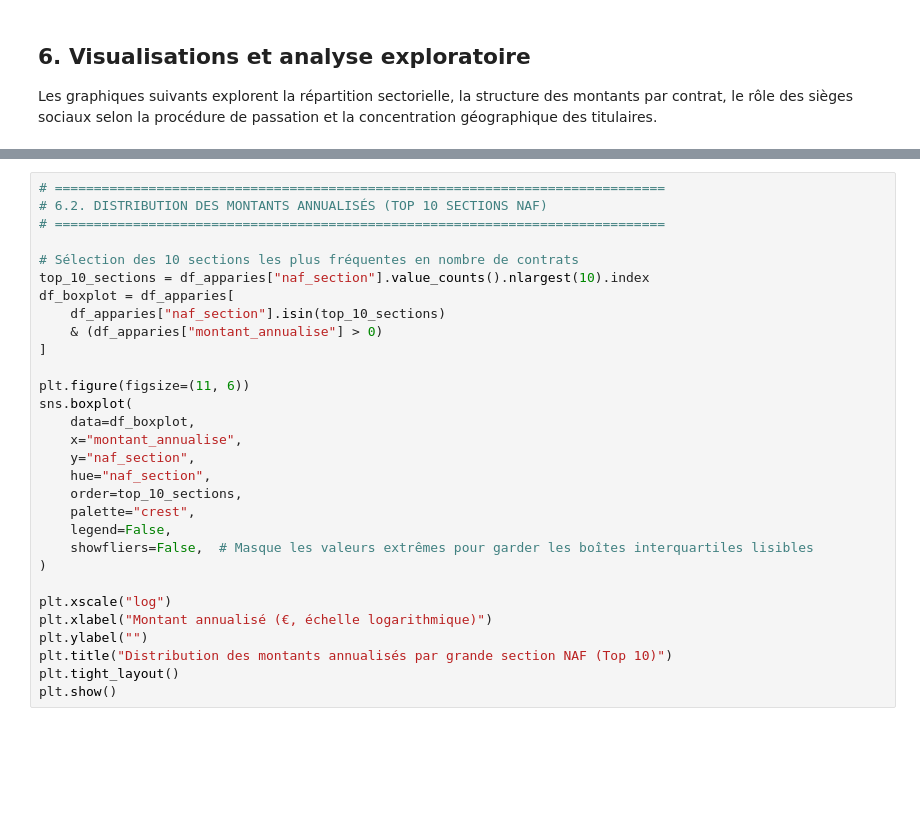
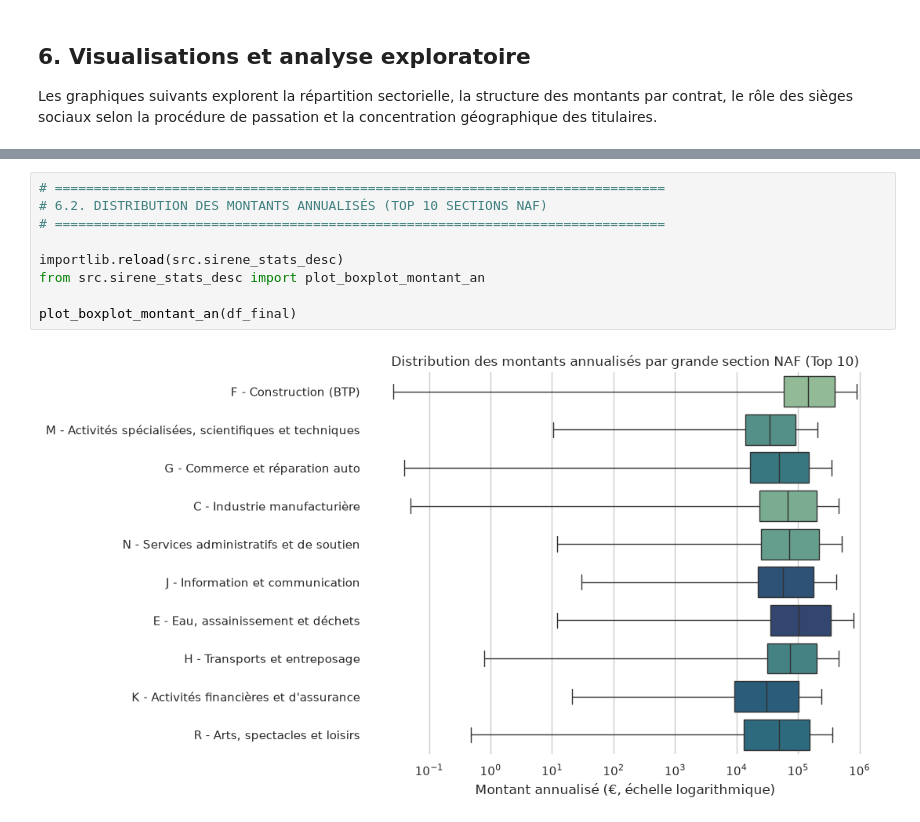
Before and after one commit to Glemesre/2A-Python-pour-la-data-science, a Jupyter notebook: main_clean.ipynb, the cells around one changed output, grey strips where cells are left out. Drawn from its saved outputs; the diff is of its cells as text; blank space fills up the shorter version.

```diff
--- a/main_clean.ipynb
+++ b/main_clean.ipynb
@@ -344,33 +283,14 @@ plt.show()
 # %%
 # ==============================================================================
 # 6.2. DISTRIBUTION DES MONTANTS ANNUALISÉS (TOP 10 SECTIONS NAF)
 # ==============================================================================
 
-# Sélection des 10 sections les plus fréquentes en nombre de contrats
-top_10_sections = df_apparies["naf_section"].value_counts().nlargest(10).index
-df_boxplot = df_apparies[
-    df_apparies["naf_section"].isin(top_10_sections)
-    & (df_apparies["montant_annualise"] > 0)
-]
+importlib.reload(src.sirene_stats_desc)
+from src.sirene_stats_desc import plot_boxplot_montant_an
 
-plt.figure(figsize=(11, 6))
-sns.boxplot(
-    data=df_boxplot,
-    x="montant_annualise",
-    y="naf_section",
-    hue="naf_section",
-    order=top_10_sections,
-    palette="crest",
-    legend=False,
-    showfliers=False,  # Masque les valeurs extrêmes pour garder les boîtes interquartiles lisibles
-)
-
-plt.xscale("log")
-plt.xlabel("Montant annualisé (€, échelle logarithmique)")
-plt.ylabel("")
-plt.title("Distribution des montants annualisés par grande section NAF (Top 10)")
-plt.tight_layout()
-plt.show()
+plot_boxplot_montant_an(df_final)
+# %% [output]
+[figure, added]
 # %%
 # ==============================================================================
 # 6.3. PART DES SIÈGES SOCIAUX SELON LA PROCÉDURE DE PASSATION
```
Also changed, not shown: parts of 11 cells of this notebook, 5 other files.
